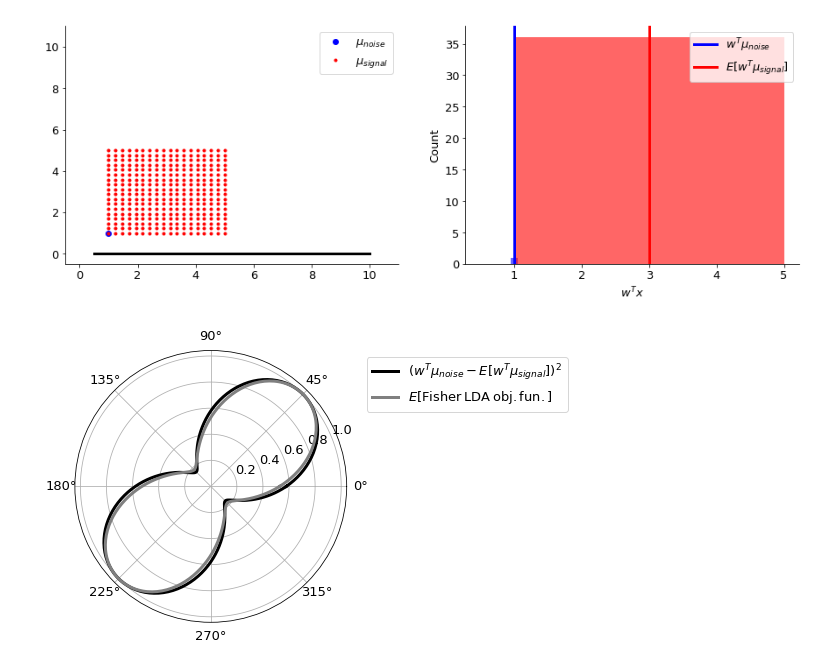
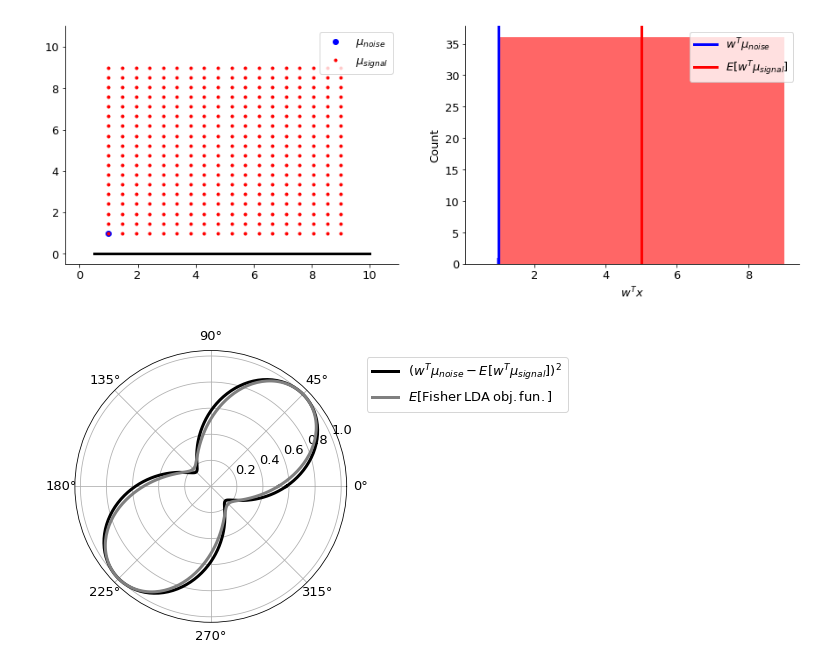
Before and after one commit to ala-laurila-lab/jupyter-notebooks, a Jupyter notebook: Classifiers.ipynb, the cells around one changed output. Cells and saved outputs as stored; diff of their text form; code cells hidden in the pictures.

```diff
--- a/Classifiers.ipynb
+++ b/Classifiers.ipynb
@@ -91,34 +91,34 @@ plt.show()
 # %%
 muNoise = np.array([1., 1.])
-muX1, muX2 = np.meshgrid(np.linspace(1., 5, 18), np.linspace(1., 5, 18))
+muX1, muX2 = np.meshgrid(np.linspace(1., 9., 18), np.linspace(1., 9., 18))
 muSignal = np.vstack([muX1.ravel(), muX2.ravel()]).T
 muDiff = np.abs(muSignal[:, 0] - muSignal[:, 1])
 #muSignal = muSignal[muDiff <=2]
 
 w = np.array([1., 0.])
 w /= np.linalg.norm(w)
 zNoise = np.dot(muNoise, w)
 zSignal = np.dot(muSignal, w)
 
 fh = plt.figure(figsize=(15, 5))
 ah = fh.add_subplot(1, 2, 1)
 phC1 = ah.plot(muNoise[0], muNoise[1], 'o', color=cmap(0.)[0:3], label='$\mu_{noise}$')
 phC2 = ah.plot(muSignal[:, 0], muSignal[:, 1], '.', color=cmap(1.)[0:3], label='$\mu_{signal}$')
 ah.plot([0.5*w[0], 10*w[0]], [0.5*w[1], 10*w[1]], 'k-', lw=3)
 ah.set_xlim([-0.5, 11])
 ah.set_ylim([-0.5, 11])
 plt.legend(handles=phC1+phC2)
 ah = fh.add_subplot(1, 2, 2)
 ah.hist(zNoise, 9, color=cmap(0.)[0:3], alpha=0.6)
 ah.hist(zSignal, 9, color=cmap(1.)[0:3], alpha=0.6)
 lhC1 = ah.axvline(x=np.dot(muNoise, w), lw=3, color=cmap(0.)[0:3], label='$w^T\mu_{noise}$')
 lhC2 = ah.axvline(x=np.dot(muSignal, w).mean(), lw=3, color=cmap(1.)[0:3], label='$E[w^T\mu_{signal}]$')
 ah.set_xlabel('$w^Tx$')
 ah.set_ylabel('Count')
 plt.legend(handles=[lhC1, lhC2])
 plt.show()
 # %% [output]
-[figure, old version]
+[figure, new version]
 # %%
 noiseCorr = 0.0*np.sqrt(np.prod(muNoise))
 covNoise = np.array([[muNoise[0], noiseCorr], [noiseCorr, muNoise[1]]])
```
Also changed, not shown: parts of 4 cells of this notebook.
